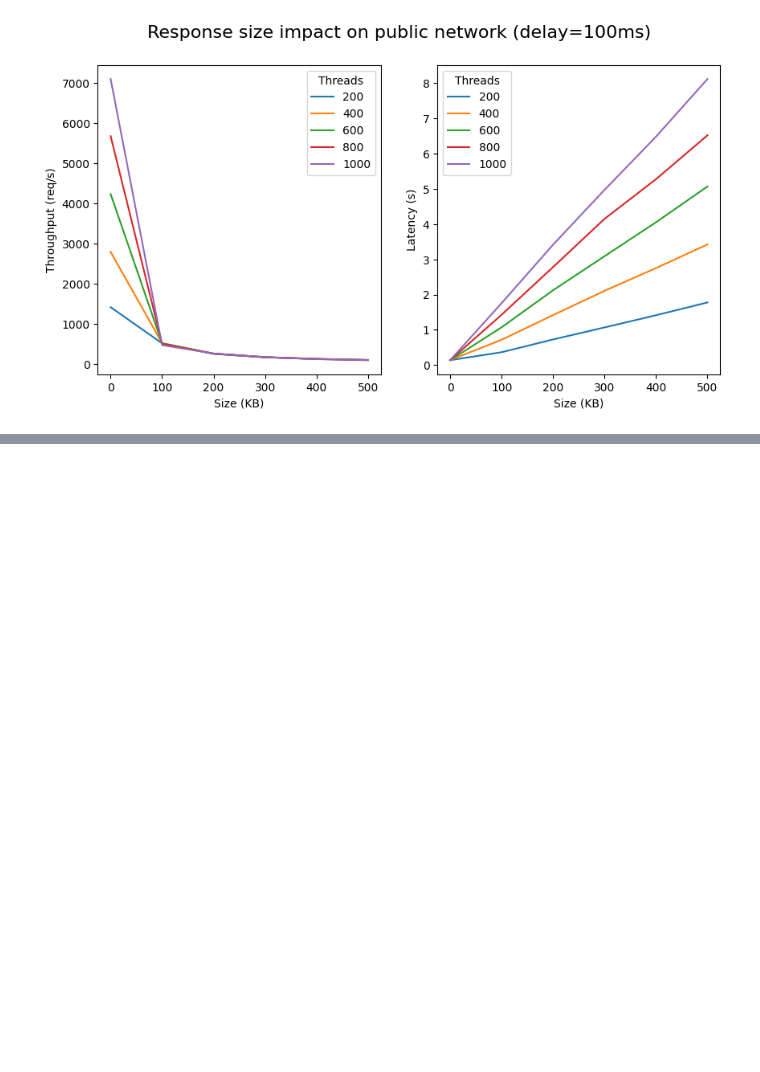
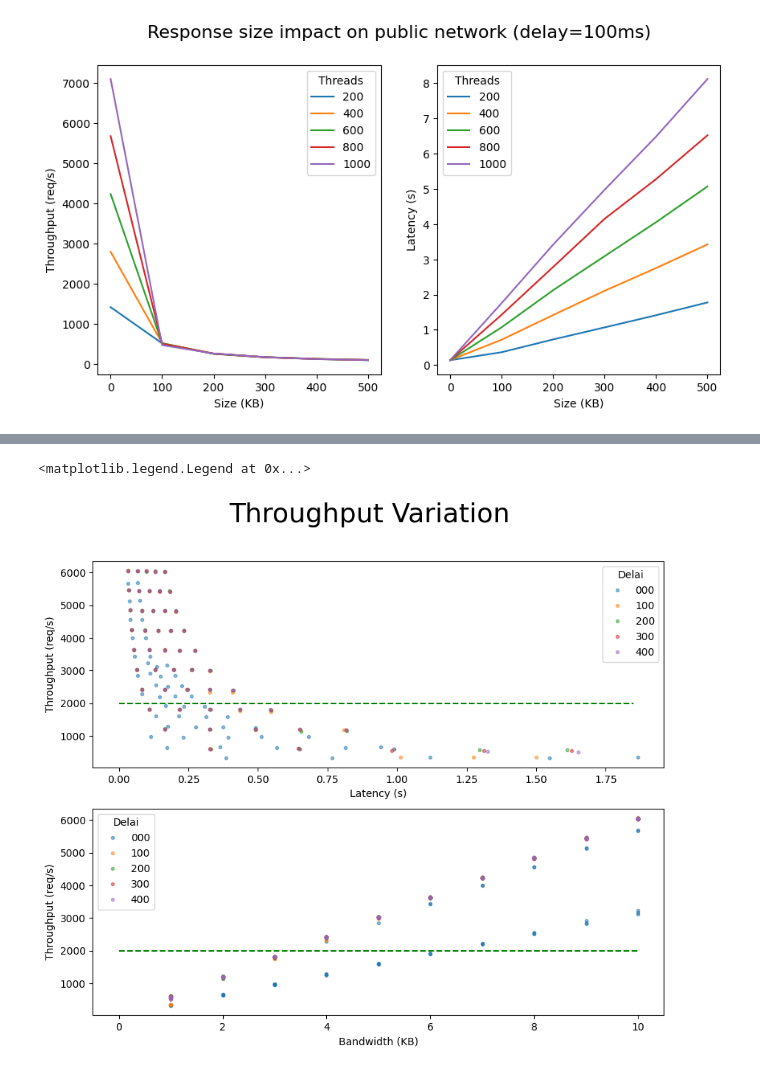
Before and after one commit to TheBigRoomXXL/go-http-client-benchmark, a Jupyter notebook: notebook.ipynb, the cells around one changed output, grey strips where cells are left out. Saved outputs shown, nothing was run; the diff lists cells and outputs as text; code cells hidden in the pictures; blank space fills up the shorter version.

```diff
--- a/notebook.ipynb
+++ b/notebook.ipynb
@@ -145,0 +180,38 @@ ax[1].legend(title="Threads")
+# %%
+csv_path = Path("results/batch-4/results.csv")
+with csv_path.open() as csvfile:
+    reader = csv.reader(csvfile)
+    data = list(reader)
+    data = np.array(data[1:],dtype=float)
+
+d001 = data[data[:,0] == 1]
+d101 = data[data[:,0] == 101]
+d201 = data[data[:,0] == 201]
+d301 = data[data[:,0] == 301]
+d401 = data[data[:,0] == 401]
+
+fig, ax = plt.subplots(2,1,figsize=(10,8))
+fig.suptitle("Throughput Variation", fontsize=26)
+
+ax[0].set_xlabel("Latency (s)")
+ax[0].set_ylabel("Throughput (req/s)")
+ax[0].hlines(2000,0,1.85,colors="g",linestyles="dashed")
+ax[0].plot(d001[:,3],d001[:,4], ".", alpha=0.5, label="000")
+ax[0].plot(d101[:,3],d101[:,4], ".", alpha=0.5, label="100")
+ax[0].plot(d201[:,3],d201[:,4], ".", alpha=0.5, label="200")
+ax[0].plot(d301[:,3],d301[:,4], ".", alpha=0.5, label="300")
+ax[0].plot(d401[:,3],d401[:,4], ".", alpha=0.5, label="400")
+ax[0].legend(title="Delai")
+
+ax[1].set_xlabel("Bandwidth (KB)")
+ax[1].set_ylabel("Throughput (req/s)")
+ax[1].hlines(2000,0,10,colors="g",linestyles="dashed")
+ax[1].plot(d001[:,1],d001[:,4], ".", alpha=0.5, label="000")
+ax[1].plot(d101[:,1],d101[:,4], ".", alpha=0.5, label="100")
+ax[1].plot(d201[:,1],d201[:,4], ".", alpha=0.5, label="200")
+ax[1].plot(d301[:,1],d301[:,4], ".", alpha=0.5, label="300")
+ax[1].plot(d401[:,1],d401[:,4], ".", alpha=0.5, label="400")
+ax[1].legend(title="Delai")
+# %% [output]
+<matplotlib.legend.Legend at 0x...>
+[figure, added]
```
Also changed, not shown: parts of 7 cells of this notebook.
